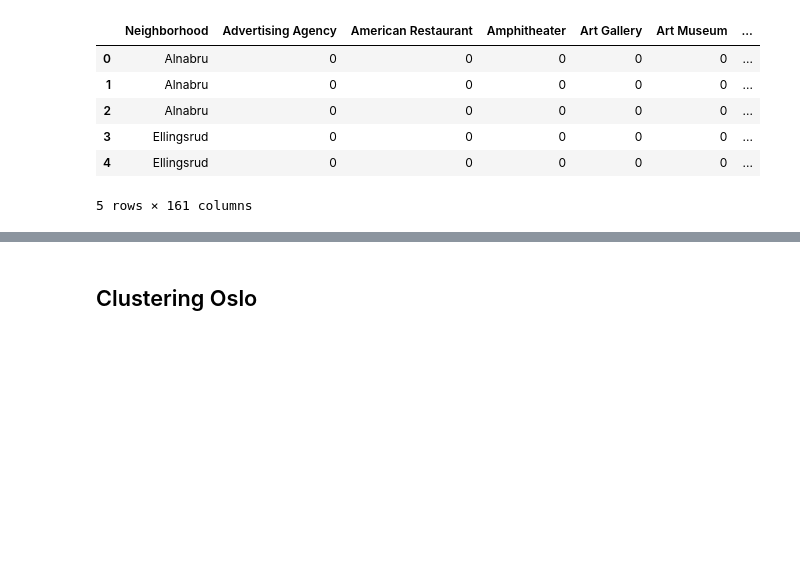
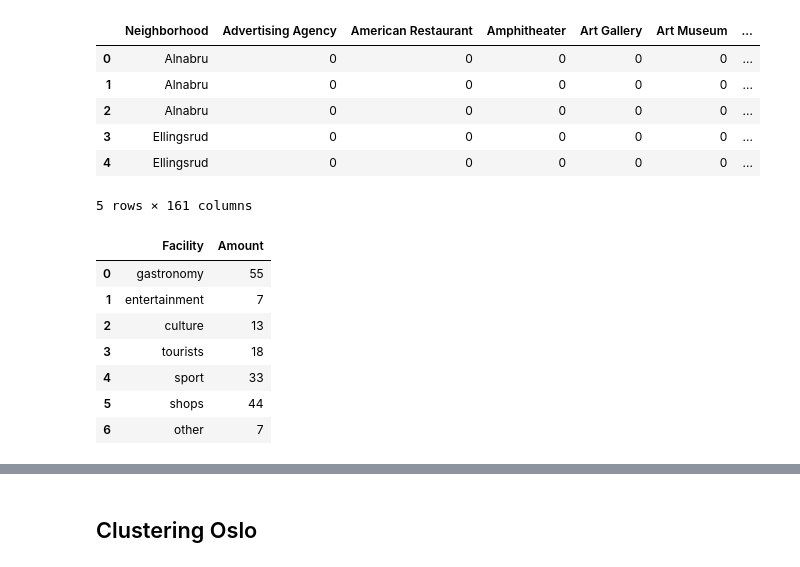
Before and after one commit to david-l-morton/ML-Projects, a Jupyter notebook: Coursera/Comparison_of_Rome_and_Oslo.ipynb, the cells around one changed output, grey strips where cells are left out. Drawn from its saved outputs; the diff is of its cells as text; code cells hidden in the pictures; blank space fills up the shorter version.

```diff
--- a/Coursera/Comparison_of_Rome_and_Oslo.ipynb
+++ b/Coursera/Comparison_of_Rome_and_Oslo.ipynb
@@ -421,3 +443,15 @@ oslo_onehot.head()
 | 3 | Ellingsrud | 0 | 0 | 0 | 0 | 0 | ... |
 | 4 | Ellingsrud | 0 | 0 | 0 | 0 | 0 | ... |
 5 rows × 161 columns
+# %%
+oslo_classified_categories, df_facilities = classify_categories(oslo_onehot)
+df_facilities
+# %% [output]
+|  | Facility | Amount |
+| 0 | gastronomy | 55 |
+| 1 | entertainment | 7 |
+| 2 | culture | 13 |
+| 3 | tourists | 18 |
+| 4 | sport | 33 |
+| 5 | shops | 44 |
+| 6 | other | 7 |
```
Also changed, not shown: parts of 44 cells of this notebook, 7 other files.
